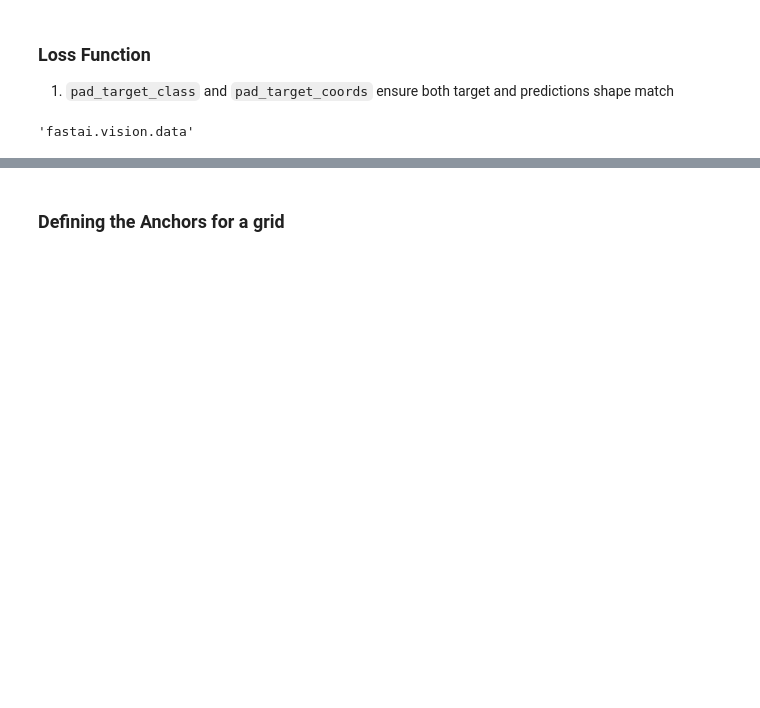
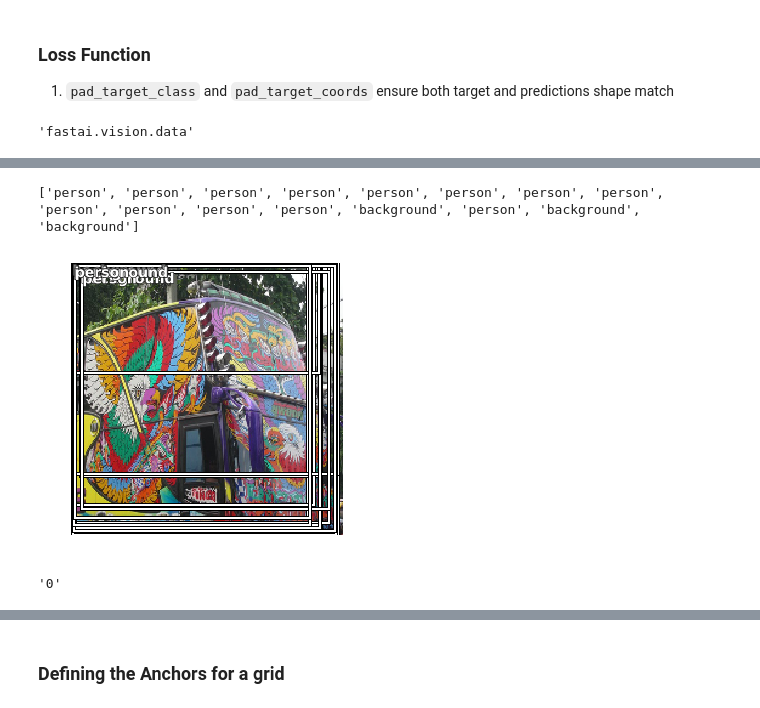
Before and after one commit to sidravic/SSD_ObjectDetection_2, a Jupyter notebook: train/MultiLabelObjectDetection.ipynb, the cells around one changed output, grey strips where cells are left out. Drawn from its saved outputs; the diff is of its cells as text; code cells hidden in the pictures; blank space fills up the shorter version.

Commit message:
Need to organise the show_results but works. Need to train more

```diff
--- a/train/MultiLabelObjectDetection.ipynb
+++ b/train/MultiLabelObjectDetection.ipynb
@@ -687,0 +713,2 @@ a = anchors.copy_
+# %%
+learn.fit_one_cycle(5, slice(1e-2))
@@ -687,0 +731,31 @@ a = anchors.copy_
+# %%
+res = learn.pred_batch(x)
+# %%
+im = x
+ix = 1
+
+cls, coor = res
+cls.shape
+cls_per_anchor_box = torch.argmax(F.softmax(cls, dim=2), dim=2)
+coords_0 = torch.sigmoid(coor[:, ix] * 2) * 224
+coords_0
+
+cls_per_anchor_box[ix], coords_0
+cls_per_anchor_box_idx = cls_per_anchor_box[ix]
+clss = [data.classes[idx.item()] for idx in cls_per_anchor_box_idx]
+
+print(clss)
+
+# img, _ = data.valid_ds.x.reconstruct(x[ix])
+img = Image(im[ix])
+
+lbls = ['0'] * 16
+bb = ImageBBox.create(*img.size, coords_0, labels=cls_per_anchor_box[ix], classes=clss)
+img.show(y=bb, figsize=(5, 5))
+# %% [output]
+['person', 'person', 'person', 'person', 'person', 'person', 'person', 'person', 'person', 'person', 'person', 'person', 'background', 'person', 'background', 'background']
+[figure, added]
+# %%
+lbls[0]
+# %% [output]
+'0'
```
Also changed, not shown: parts of 18 cells of this notebook.
